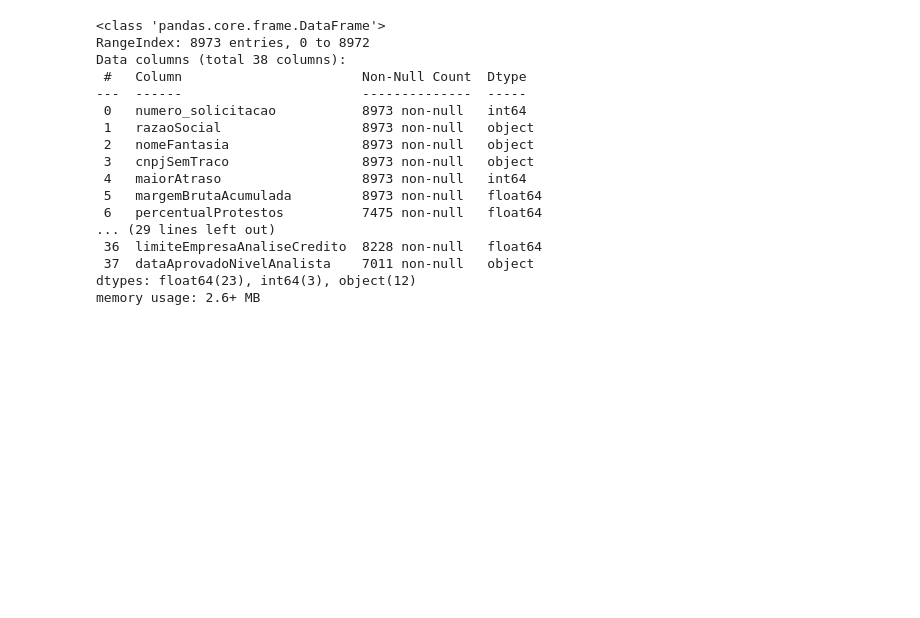
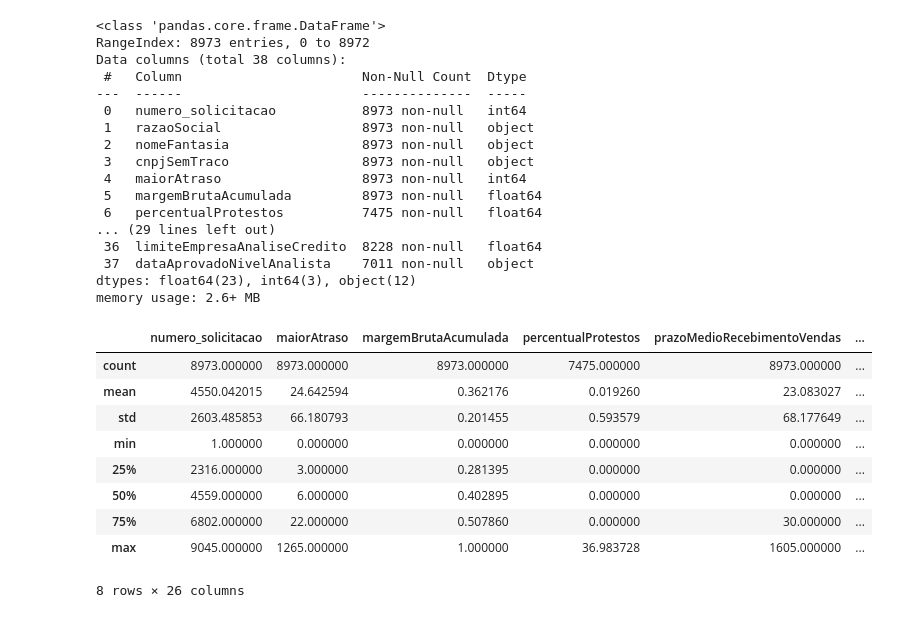
Before and after one commit to VictorHaBarra/ABX-CP2-IA, a Jupyter notebook: ABXDesafio.ipynb, the cells around one changed output. Saved outputs shown, nothing was run; the diff lists cells and outputs as text; code cells hidden in the pictures; blank space fills up the shorter version.

```diff
--- a/ABXDesafio.ipynb
+++ b/ABXDesafio.ipynb
@@ -65,3 +34,16 @@ Data columns (total 38 columns):
  37  dataAprovadoNivelAnalista    7011 non-null   object
 dtypes: float64(23), int64(3), object(12)
 memory usage: 2.6+ MB
+# %%
+data.describe()
+# %% [output]
+|  | numero_solicitacao | maiorAtraso | margemBrutaAcumulada | percentualProtestos | prazoMedioRecebimentoVendas | ... |
+| count | 8973.000000 | 8973.000000 | 8973.000000 | 7475.000000 | 8973.000000 | ... |
+| mean | 4550.042015 | 24.642594 | 0.362176 | 0.019260 | 23.083027 | ... |
+| std | 2603.485853 | 66.180793 | 0.201455 | 0.593579 | 68.177649 | ... |
+| min | 1.000000 | 0.000000 | 0.000000 | 0.000000 | 0.000000 | ... |
+| 25% | 2316.000000 | 3.000000 | 0.281395 | 0.000000 | 0.000000 | ... |
+| 50% | 4559.000000 | 6.000000 | 0.402895 | 0.000000 | 0.000000 | ... |
+| 75% | 6802.000000 | 22.000000 | 0.507860 | 0.000000 | 30.000000 | ... |
+| max | 9045.000000 | 1265.000000 | 1.000000 | 36.983728 | 1605.000000 | ... |
+8 rows × 26 columns
```
Also changed, not shown: parts of 6 cells of this notebook.
